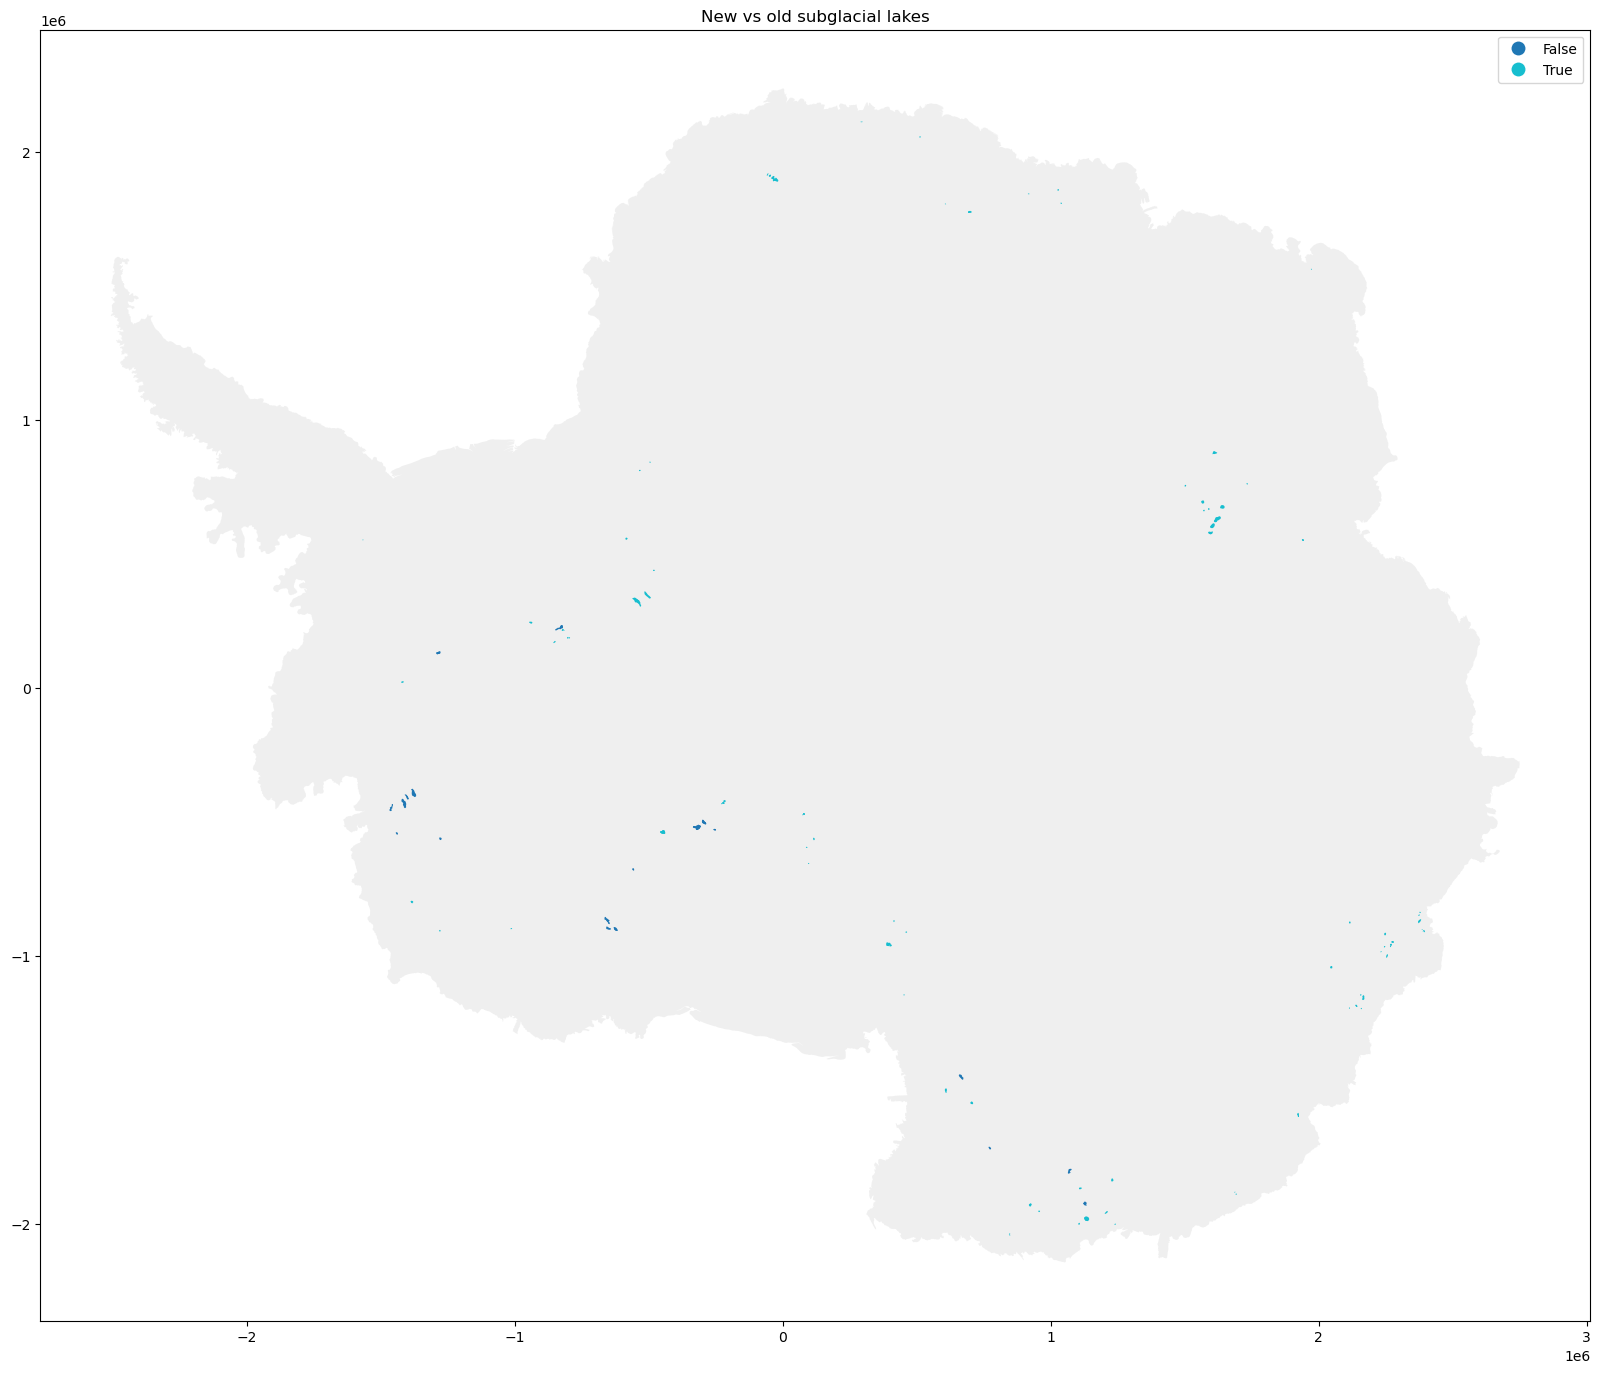
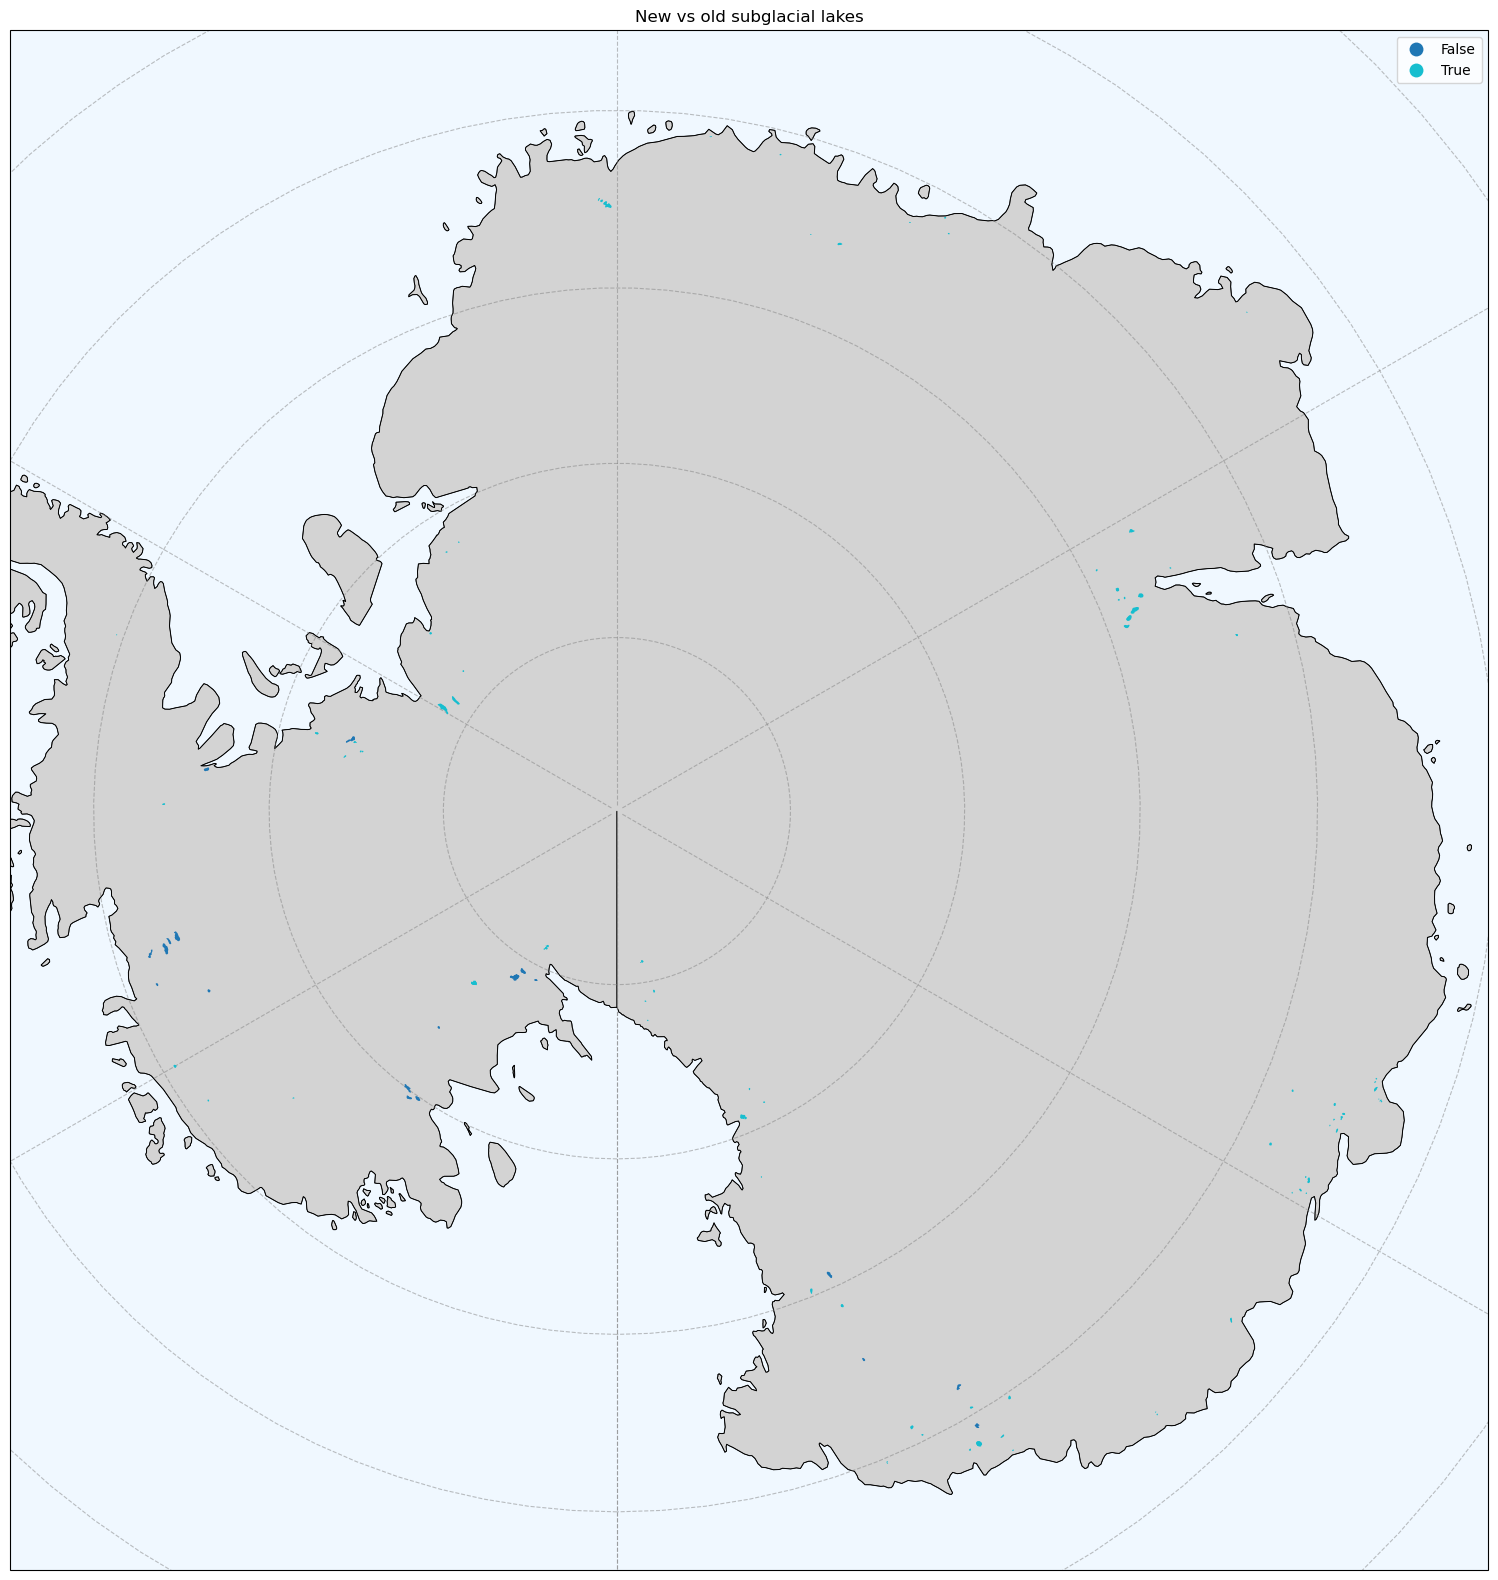
Code edit (unified diff) that turned the first committed figure into the second:
--- before
+++ after
@@ -1,4 +1,20 @@
-fig, ax = plt.subplots(figsize=(20,20))
-largest_polygon.plot(ax=ax, alpha=.12, color='grey')
-gdf.to_crs(epsg=3031).plot(column='new_sgl_glake', legend=True, ax=ax)
-ax.set_title('New vs old subglacial lakes')
+gdf_3031 = gdf.to_crs(epsg=3031)
+
+fig, ax = plt.subplots(
+    figsize=(20, 20),
+    subplot_kw={"projection": antarctic_crs},
+)
+
+ax.add_feature(cfeature.OCEAN, facecolor="aliceblue", zorder=0)
+ax.add_feature(cfeature.LAND, facecolor="lightgray", edgecolor="black", linewidth=0.4, zorder=1)
+ax.coastlines(resolution="50m", color="black", linewidth=0.7, zorder=2)
+ax.gridlines(draw_labels=False, color="gray", alpha=0.5, linestyle="--")
+
+gdf_3031.plot(column="new_sgl_glake", legend=True, ax=ax, zorder=3)
+
+minx, miny, maxx, maxy = gdf_3031.total_bounds
+pad = max(maxx - minx, maxy - miny) * 0.08
+ax.set_extent([minx - pad, maxx + pad, miny - pad, maxy + pad], crs=antarctic_crs)
+
+ax.set_title("New vs old subglacial lakes")
+plt.show()

Commit: hackathon run